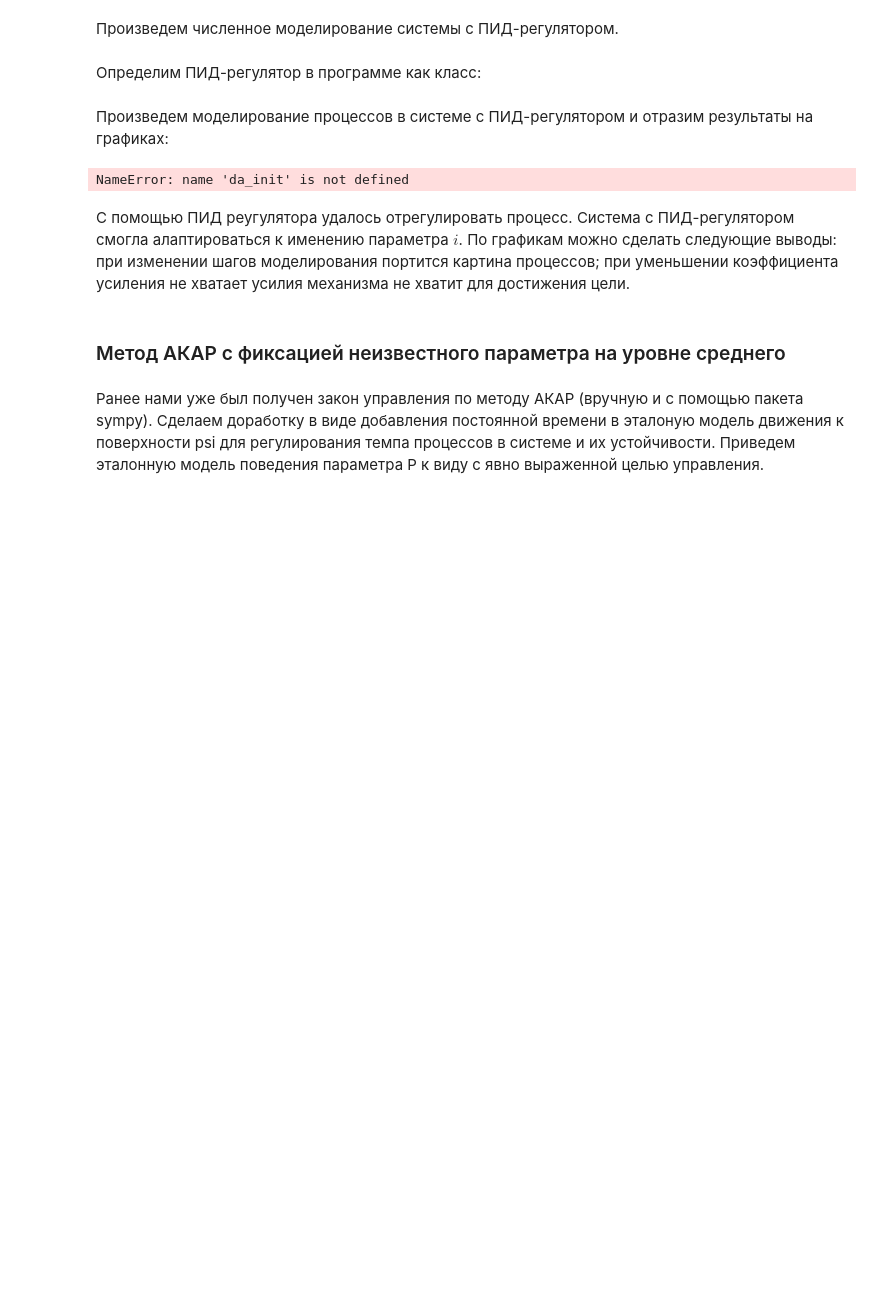
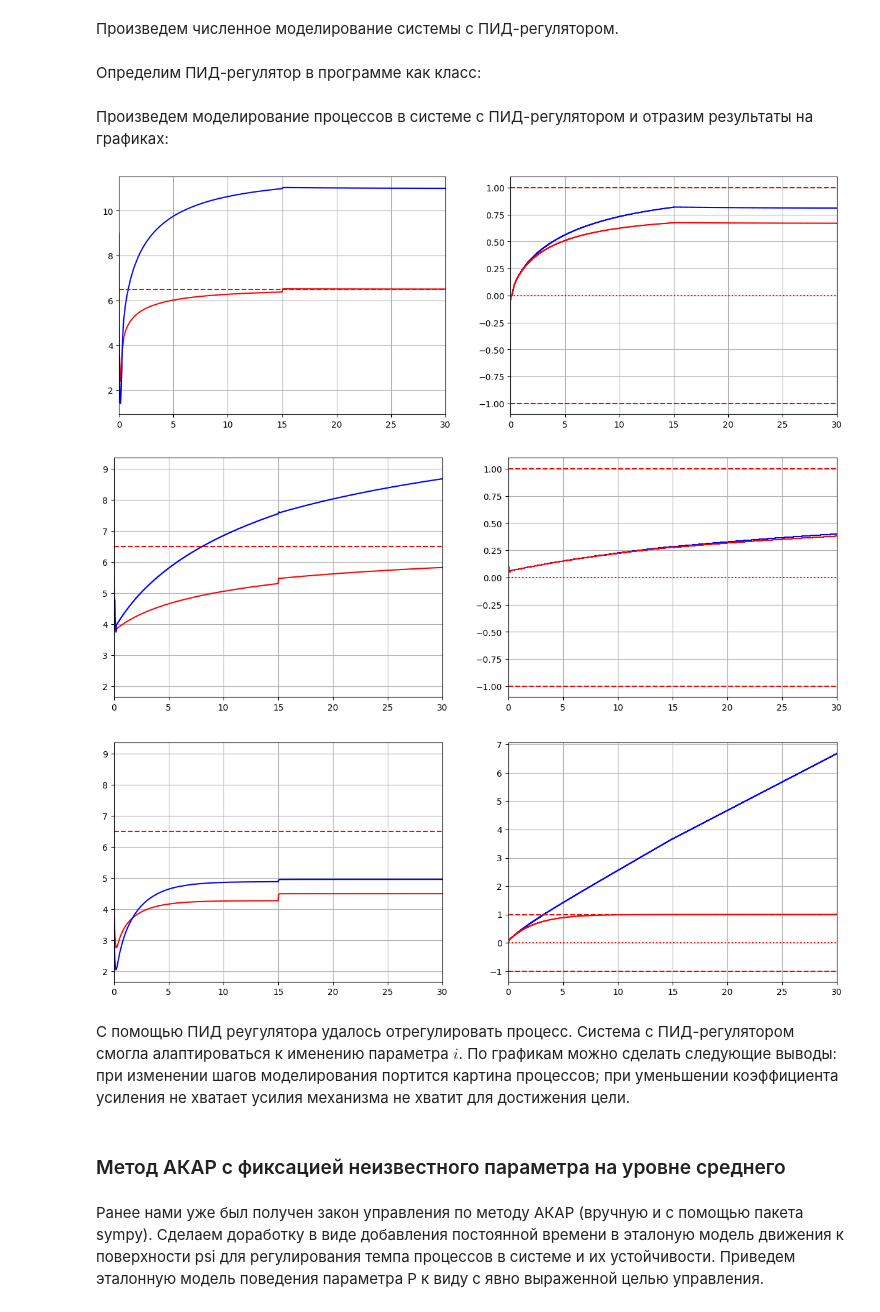
Before and after one commit to TheAnton1/high_school, a Jupyter notebook: nelinal/cw_Toropygin.ipynb, the cells around one changed output. Drawn from its saved outputs; the diff is of its cells as text; code cells hidden in the pictures; blank space fills up the shorter version.

```diff
--- a/nelinal/cw_Toropygin.ipynb
+++ b/nelinal/cw_Toropygin.ipynb
@@ -275,38 +275,40 @@ mod_step = 0.001
 tk=30
 x0=[2, 9]
 # Функция для моделирования процессов в системе, хранящая информацию о скачкообразном изменении возмущения
-func_ctrl = F_with_change(change_time,da_init,da_finish)
+func_ctrl = F_with_change(change_time,di_init,di_finish)
 
 # Создание объекта ПЛК
 plc=PID(goal=goal, Kp=0.0001, Ki=-0.001, Kd=0.01, gain=gain, step=step)
 # Моделирование процессов в системе
 res = digicon_mod.sim.calculate(func_ctrl, x0, mod_step, tk, plc)
 # Построение графиков
 plot_result(time=res['t'], time_end=tk, x1=res['x1'], x2=res['x2'], plc=plc, goal=goal)
 
 # Задание времени одного такта работы ПЛК и шага моделирования процессов
 step = 0.1
 mod_step = 0.01
 # Создание объекта ПЛК
 plc=PID(goal=goal, Kp=-0.01, Ki=-0.001, Kd=-0.01, gain=gain, step=step)
 # Моделирование процессов в системе
 res = digicon_mod.sim.calculate(func_ctrl, x0, mod_step, tk, plc)
 # Построение графиков
 plot_result(time=res['t'], time_end=tk, x1=res['x1'], x2=res['x2'], plc=plc, goal=goal)
 
 # Усиление, характеризующее возможности исполнительного механизма
 gain = 100
 # Задание времени одного такта работы ПЛК и шага моделирования процессов
 step = 0.01
 mod_step = 0.001
 # Создание объекта ПЛК
 plc=PID(goal=goal, Kp=-0.01, Ki=-0.001, Kd=-0.01, gain=gain, step=step)
 # Моделирование процессов в системе
 res = digicon_mod.sim.calculate(func_ctrl, x0, mod_step, tk, plc)
 # Построение графиков
 plot_result(time=res['t'], time_end=tk, x1=res['x1'], x2=res['x2'], plc=plc, goal=goal)
 # %% [output]
-NameError: name 'da_init' is not defined
+[figure, added]
+[figure, added]
+[figure, added]
 # %% [markdown]
 
 С помощью ПИД реугулятора удалось отрегулировать процесс. Система с ПИД-регулятором смогла алаптироваться к именению параметра $i$. По графикам можно сделать следующие выводы: при изменении шагов моделирования портится картина процессов; при уменьшении коэффициента усиления не хватает усилия механизма не хватит для достижения цели.
```
Also changed, not shown: parts of 4 cells of this notebook.
